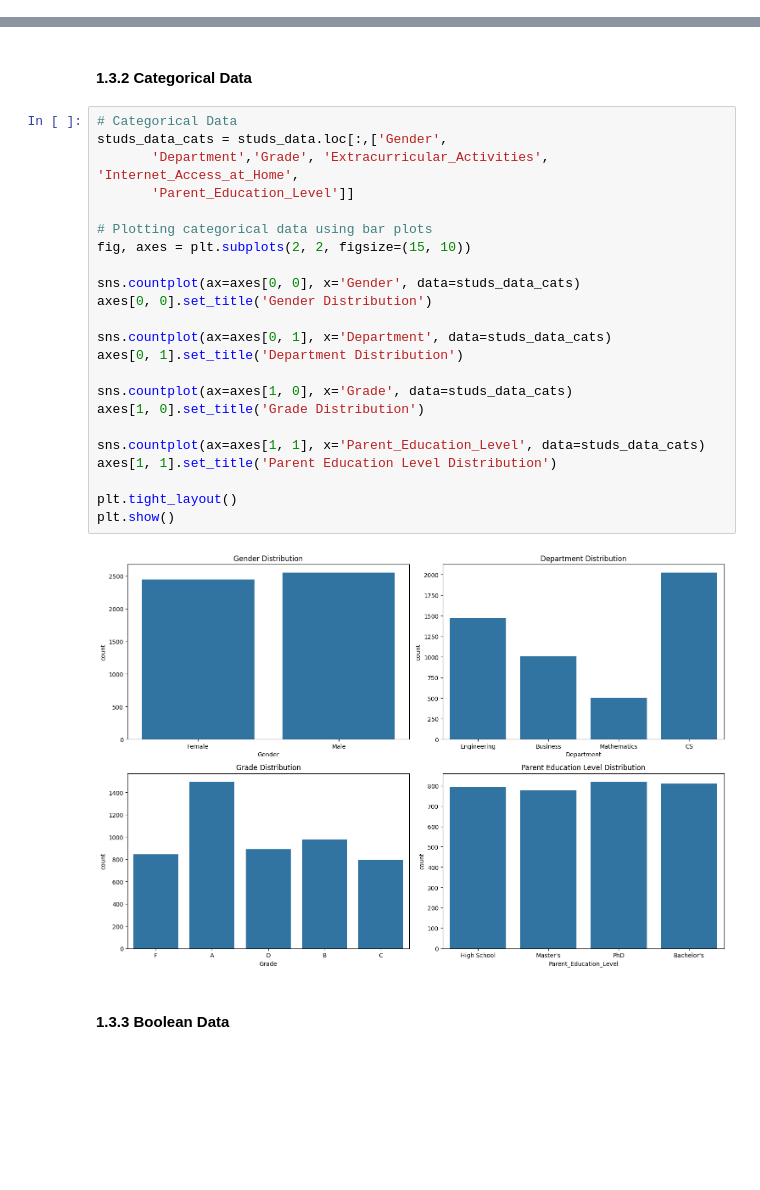
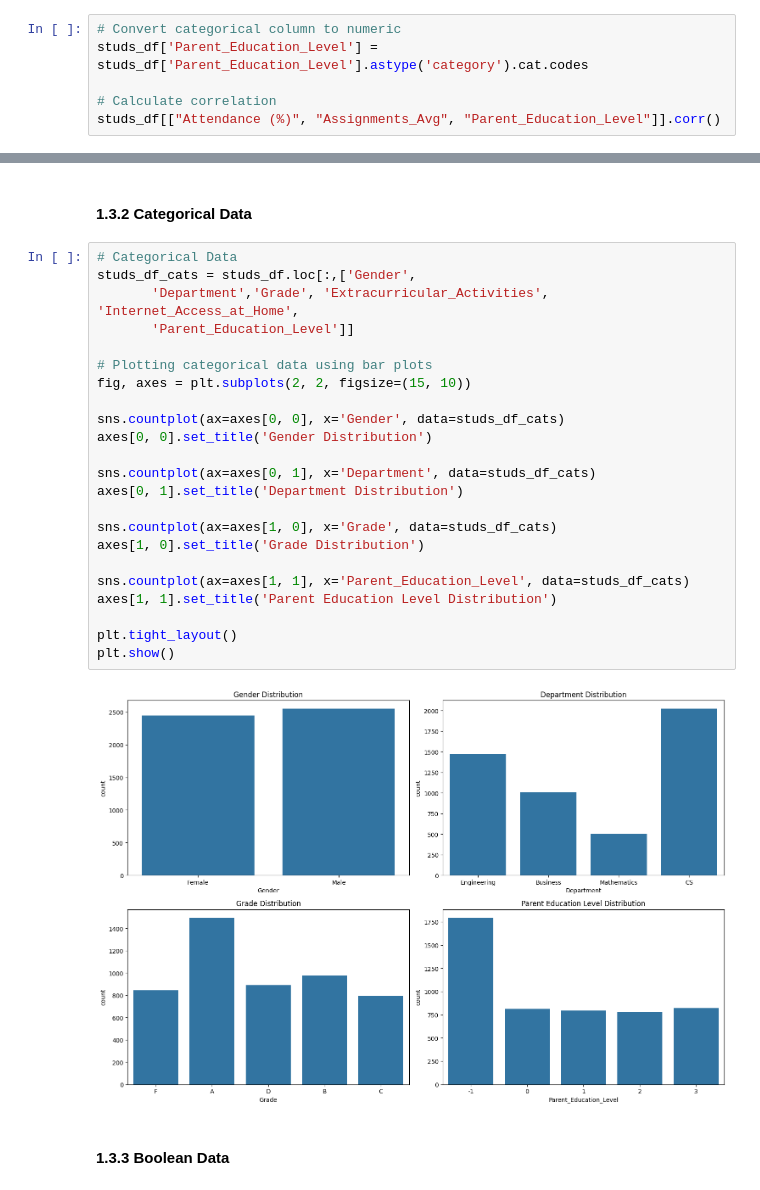
Before and after one commit to AbdallahGasem/Student-Performance-Analysis, a Jupyter notebook: KickStart.ipynb, the cells around one changed output, grey strips where cells are left out. Drawn from its saved outputs; the diff is of its cells as text; blank space fills up the shorter version.

Commit message:
Data Exploration

```diff
--- a/KickStart.ipynb
+++ b/KickStart.ipynb
@@ -300,0 +306,6 @@ studs_df_Contnulls_subset[["Attendance (%)", "Assignments_Avg"]].corr()
+# %%
+# Convert categorical column to numeric
+studs_df['Parent_Education_Level'] = studs_df['Parent_Education_Level'].astype('category').cat.codes
+
+# Calculate correlation
+studs_df[["Attendance (%)", "Assignments_Avg", "Parent_Education_Level"]].corr()
@@ -357,29 +377,29 @@ Name: count, dtype: int64
 #### **1.3.2 Categorical Data**
 # %%
 # Categorical Data
-studs_data_cats = studs_data.loc[:,['Gender',
+studs_df_cats = studs_df.loc[:,['Gender',
        'Department','Grade', 'Extracurricular_Activities', 'Internet_Access_at_Home',
        'Parent_Education_Level']]
 
 # Plotting categorical data using bar plots
 fig, axes = plt.subplots(2, 2, figsize=(15, 10))
 
-sns.countplot(ax=axes[0, 0], x='Gender', data=studs_data_cats)
+sns.countplot(ax=axes[0, 0], x='Gender', data=studs_df_cats)
 axes[0, 0].set_title('Gender Distribution')
 
-sns.countplot(ax=axes[0, 1], x='Department', data=studs_data_cats)
+sns.countplot(ax=axes[0, 1], x='Department', data=studs_df_cats)
 axes[0, 1].set_title('Department Distribution')
 
-sns.countplot(ax=axes[1, 0], x='Grade', data=studs_data_cats)
+sns.countplot(ax=axes[1, 0], x='Grade', data=studs_df_cats)
 axes[1, 0].set_title('Grade Distribution')
 
-sns.countplot(ax=axes[1, 1], x='Parent_Education_Level', data=studs_data_cats)
+sns.countplot(ax=axes[1, 1], x='Parent_Education_Level', data=studs_df_cats)
 axes[1, 1].set_title('Parent Education Level Distribution')
 
 plt.tight_layout()
 plt.show()
 # %% [output]
-[figure, old version]
+[figure, new version]
 # %% [markdown]
 #### **1.3.3 Boolean Data**
 # %%
```
Also changed, not shown: parts of 14 cells of this notebook.
